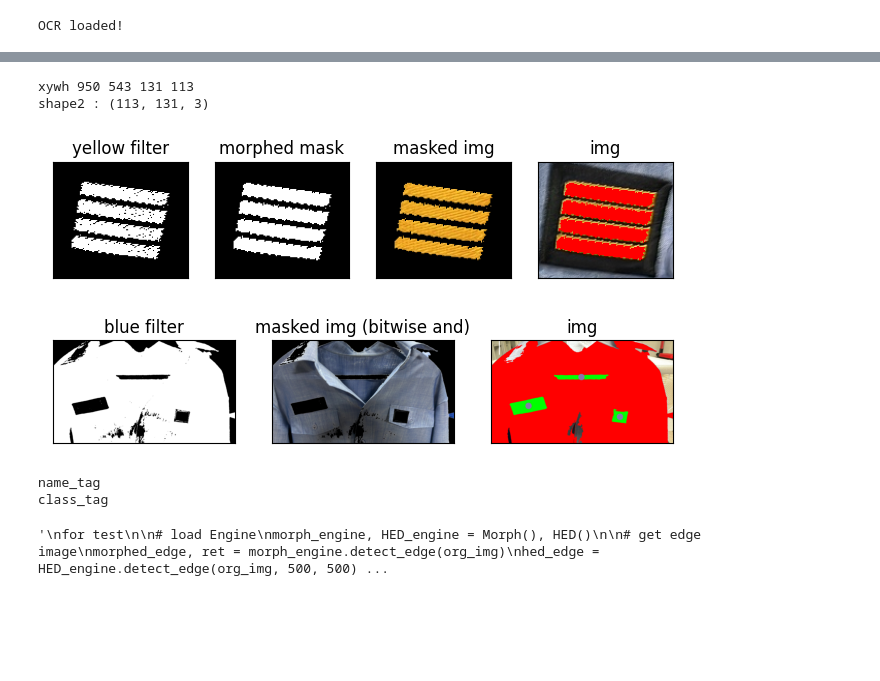
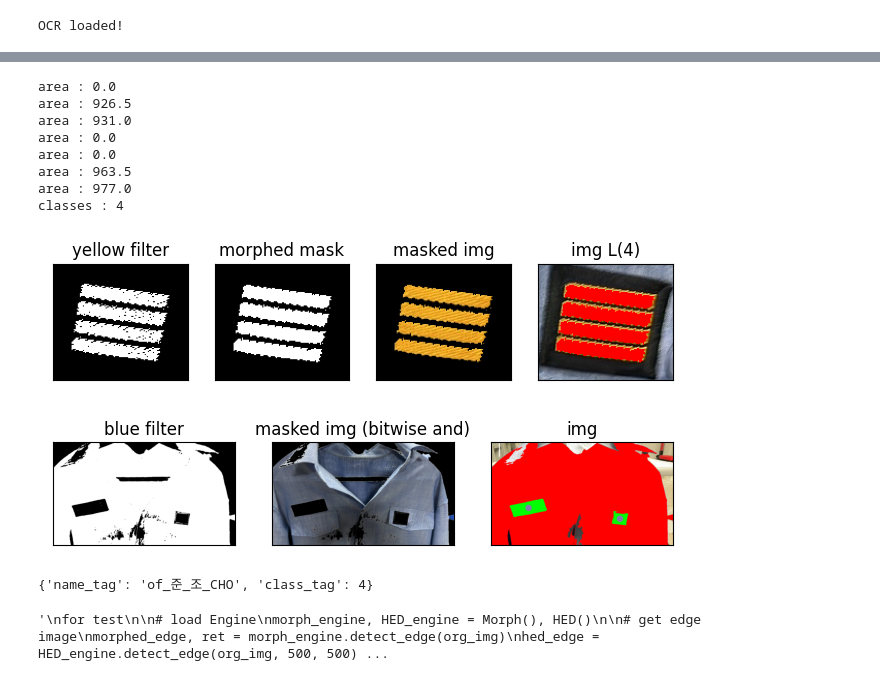
Before and after one commit to OmilZomil-OSAM-Hackathon-2022/OmilZomil-NAVYeffect, a Jupyter notebook: AI(BE)/main.ipynb, the cells around one changed output, grey strips where cells are left out. Cells and saved outputs as stored; diff of their text form; code cells hidden in the pictures; blank space fills up the shorter version.

Commit message:
checkNavyServiceUniform 리턴값 추가 (content)

```diff
--- a/AI(BE)/main.ipynb
+++ b/AI(BE)/main.ipynb
@@ -35,19 +35,24 @@ plt_imshow(["morphed", "HED", "morphed ret"], [morphed_edge, hed_edge, ret])
 [figure]
 # %%
 # ocr_str, ocr_boxes = OCR(org_img)
-# %%
-navy_service_uniform_status = checkNavyServiceUniform(org_img)
-for name, contour in navy_service_uniform_status.items():
-    print(name)
-
-# checkFullDressUniform(org_img)
-# %% [output]
-xywh 950 543 131 113
-shape2 : (113, 131, 3)
-[figure, removed]
-[figure, removed]
-name_tag
-class_tag
+# %%
+component_dic, contour_dic = checkNavyServiceUniform(org_img)
+print(component_dic)
+# print(contour_dic)
+
+# checkFullDressUniform(org_img)
+# %% [output]
+area : 0.0
+area : 926.5
+area : 931.0
+area : 0.0
+area : 0.0
+area : 963.5
+area : 977.0
+classes : 4
+[figure, added]
+[figure, added]
+{'name_tag': 'of_준_조_CHO', 'class_tag': 4}
 # %%
 '''
 for test
```
Also changed, not shown: parts of 1 cell of this notebook, 1 other file.
